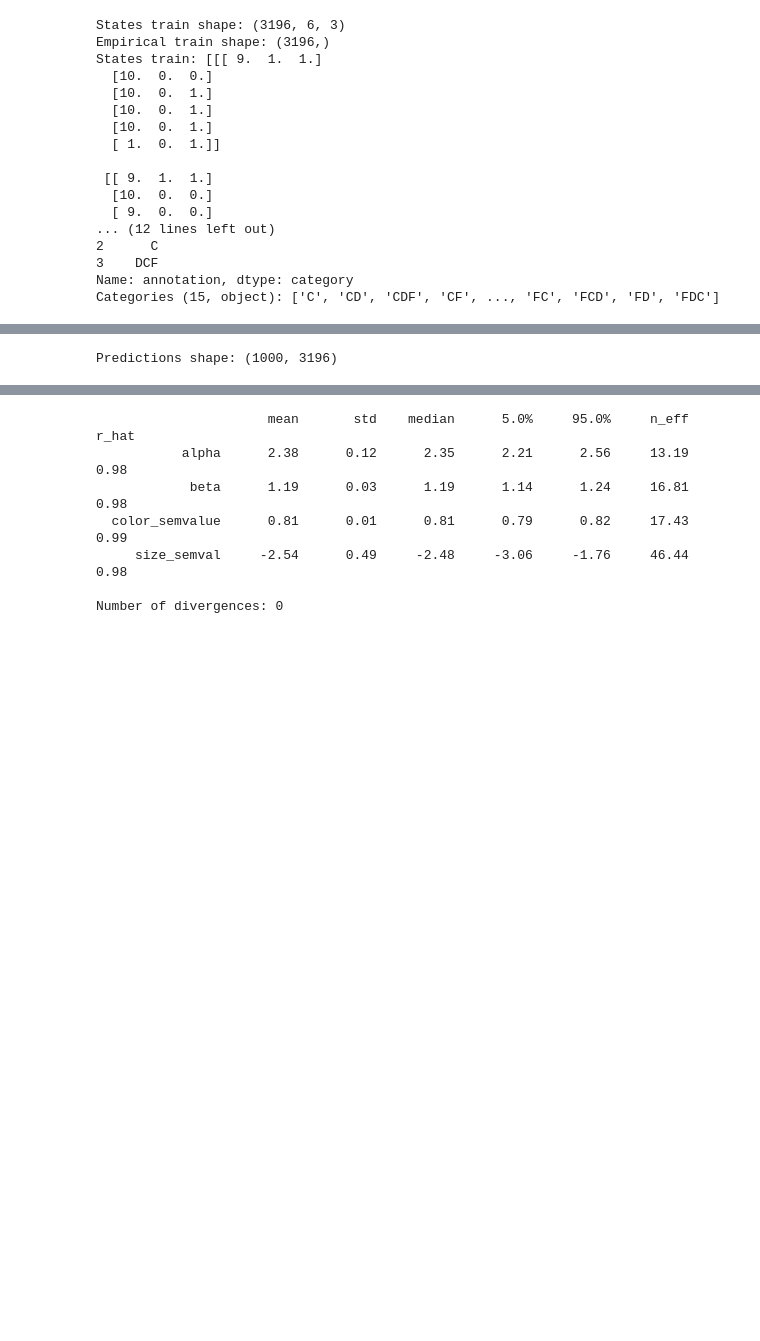
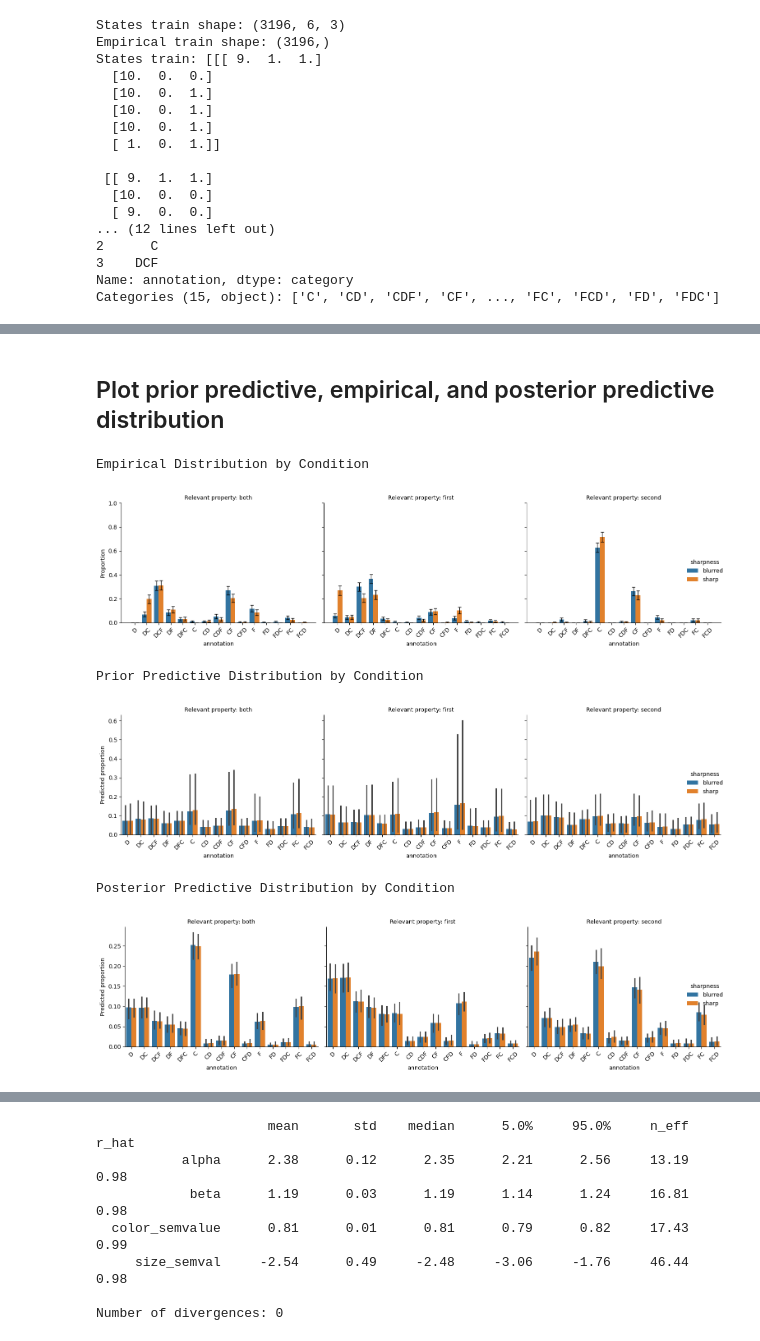
Before and after one commit to HeningWang/numpyro_adjective_modelling, a Jupyter notebook: 05-modelling-production-data/parameterRecovery_global_speaker.ipynb, the cells around one changed output, grey strips where cells are left out. Drawn from its saved outputs; the diff is of its cells as text; code cells hidden in the pictures; blank space fills up the shorter version.

```diff
--- a/05-modelling-production-data/parameterRecovery_global_speaker.ipynb
+++ b/05-modelling-production-data/parameterRecovery_global_speaker.ipynb
@@ -191,39 +176,28 @@ array([[<Axes: title={'center': 'alpha'}>,
+# %% [markdown]
+## Plot prior predictive, empirical, and posterior predictive distribution
+# %%
+prior_predictive = idata.prior_predictive["obs"][0]
+posterior_predictive = idata.posterior_predictive["obs"][0]
+
+# Print titles for each plot
+print("Empirical Distribution by Condition")
+plot_empirical_by_condition_distribution()
+print("Prior Predictive Distribution by Condition")
+plot_predictive_by_condition_distribution(prior_predictive)
+print("Posterior Predictive Distribution by Condition")
+plot_predictive_by_condition_distribution(posterior_predictive)
+# %% [output]
+Empirical Distribution by Condition
+[figure, added]
+Prior Predictive Distribution by Condition
+[figure, added]
+Posterior Predictive Distribution by Condition
+[figure, added]
 # %%
-def draw_samples_from_prior(num_samples: int = 100_000) -> dict:
-    """
-    Draw parameter samples from the specified priors using NumPy and return them
-    as JAX arrays for downstream use.
-    """
-    rng = np.random.default_rng()
-    n = int(num_samples)
-
-    samples = {
-        "alpha": np.abs(rng.normal(loc=0.0, scale=2.0, size=n)),
-        "color_semval": rng.uniform(0.8, 1.0, size=n),
-        "k": rng.uniform(0.0, 0.2, size=n),
-        "bias_subjectivity": rng.normal(loc=2 , scale=2.0, size=n),
-        "bias_length": rng.normal(loc=1, scale=2.0, size=n),
-    }
-
-    return {name: jnp.asarray(values) for name, values in samples.items()}
-
-def generate__prior_predictive_data(prior_samples, num_samples):
-    """
-    Generate predictive data using the provided posterior samples.
-    """
-    data = import_dataset()
-    states_train = data["states_train"]
-    rng_key_ = jax.random.PRNGKey(0)
-    predictive = Predictive(likelihood_function_global_speaker, prior_samples)
-    predictions = predictive(rng_key_, states_train)["obs"]
-    return predictions
-
-
-
-
-posterior_samples = draw_samples_from_prior(num_samples=1000)
-predictions = generate__prior_predictive_data(posterior_samples, num_samples=1000)
-
-print("Predictions shape:", predictions.shape)  # should be (1000, number of data points)
+from jax.random import PRNGKey
+prior_incremental = Predictive(likelihood_function_incremental_speaker, num_samples=500)(
+    PRNGKey(2), states_train
+)
+prior_global = Predictive(likelihood_function_global_speaker, num_samples=500)(
+    PRNGKey(2), states_train
+)
-# %% [output]
-Predictions shape: (1000, 3196)
```
Also changed, not shown: parts of 15 cells of this notebook, 2 other files.
